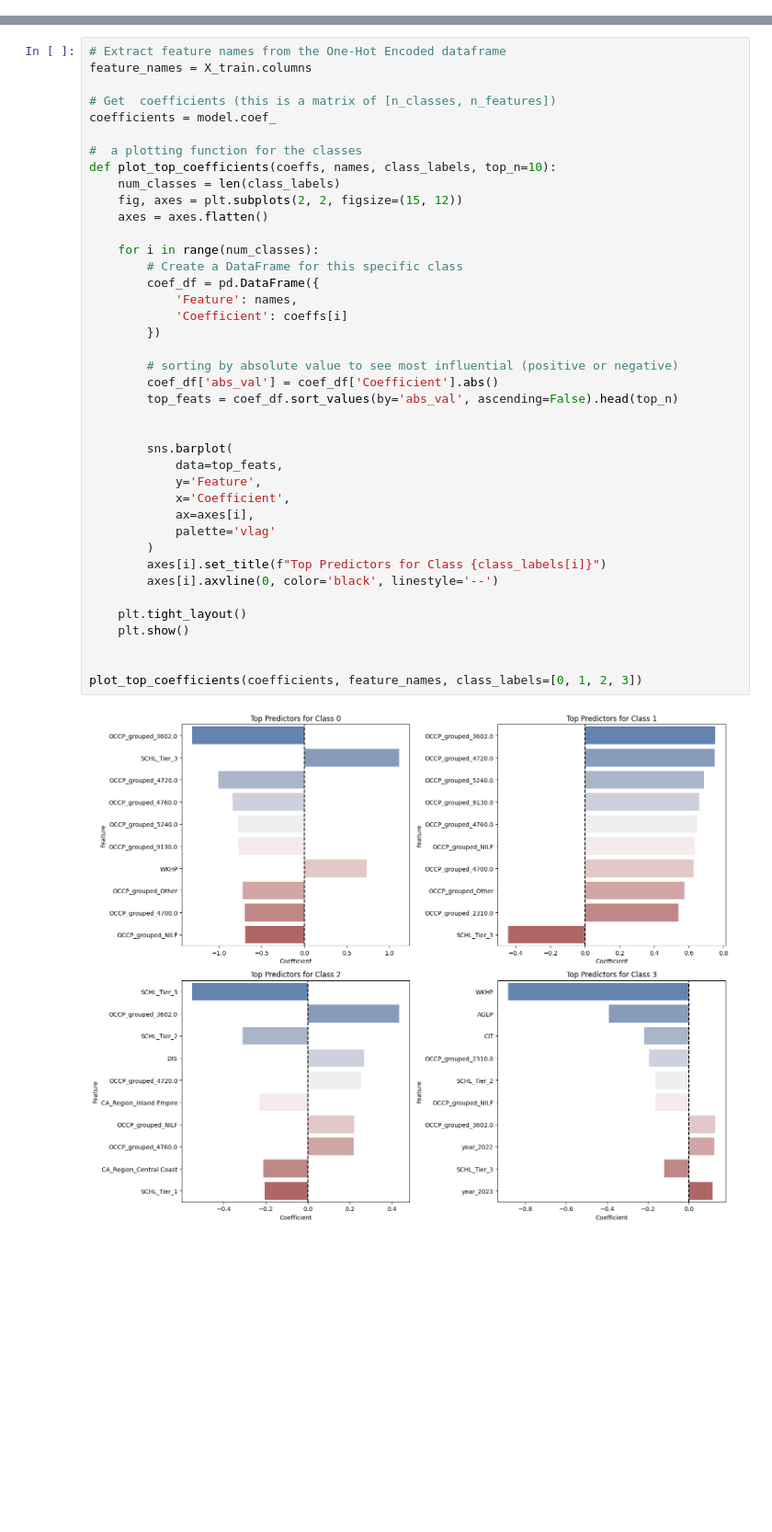
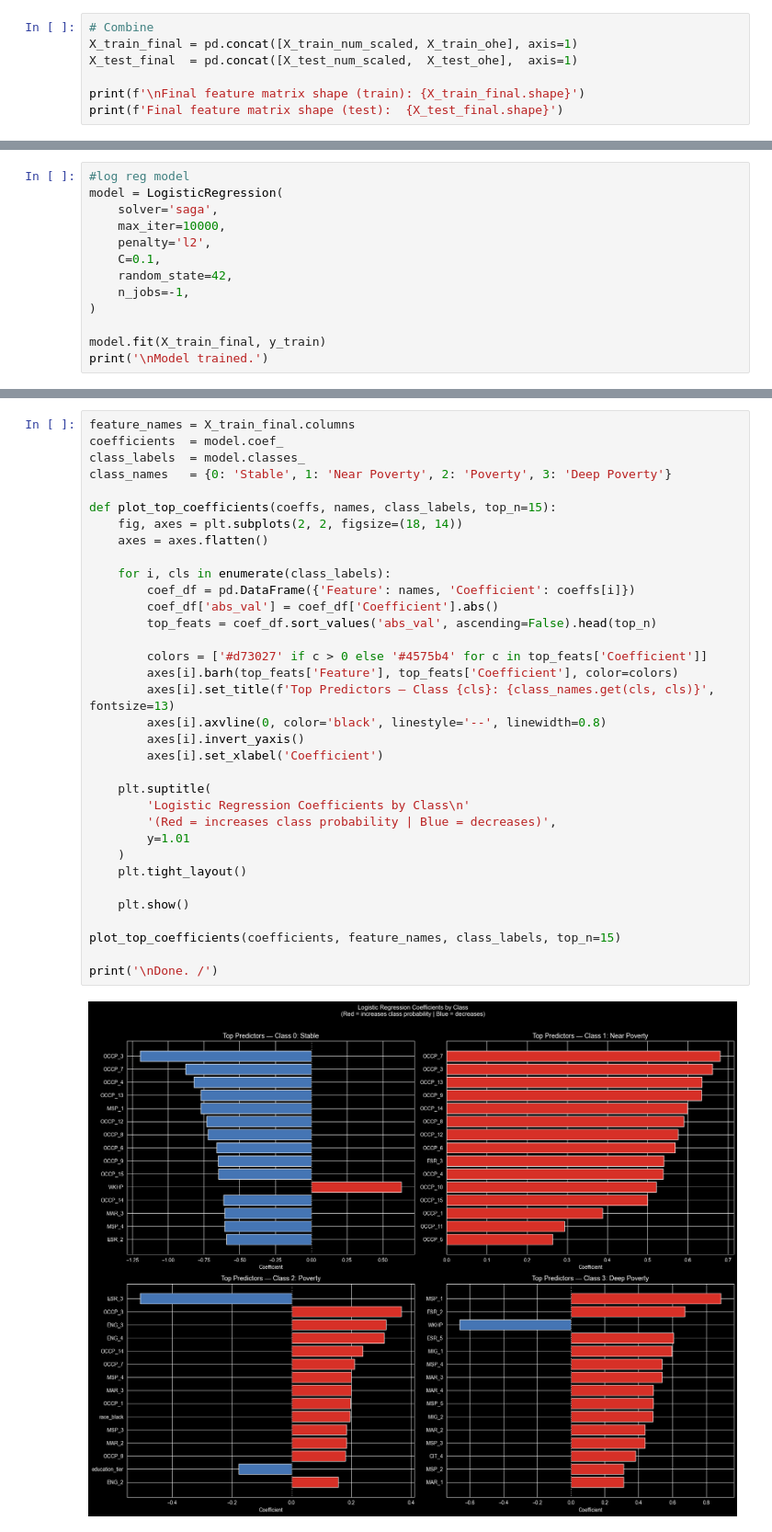
Before and after one commit to ingridalt/DSC-288R-CAPSTONE, a Jupyter notebook: 4_Models/4a_Baseline.ipynb, the cells around one changed output, grey strips where cells are left out. Shown at 92% size. Drawn from its saved outputs; the diff is of its cells as text; blank space fills up the shorter version.

```diff
--- a/4_Models/4a_Baseline.ipynb
+++ b/4_Models/4a_Baseline.ipynb
@@ -78,0 +120,7 @@ weighted avg       0.70      0.69      0.69    304368
+# %%
+# Combine
+X_train_final = pd.concat([X_train_num_scaled, X_train_ohe], axis=1)
+X_test_final  = pd.concat([X_test_num_scaled,  X_test_ohe],  axis=1)
+
+print(f'\nFinal feature matrix shape (train): {X_train_final.shape}')
+print(f'Final feature matrix shape (test):  {X_test_final.shape}')
@@ -78,0 +130,13 @@ weighted avg       0.70      0.69      0.69    304368
+# %%
+#log reg model
+model = LogisticRegression(
+    solver='saga',
+    max_iter=10000,
+    penalty='l2',
+    C=0.1,
+    random_state=42,
+    n_jobs=-1,
+)
+
+model.fit(X_train_final, y_train)
+print('\nModel trained.')
@@ -79,42 +201,36 @@ weighted avg       0.70      0.69      0.69    304368
 # %%
-# Extract feature names from the One-Hot Encoded dataframe
-feature_names = X_train.columns
+feature_names = X_train_final.columns
+coefficients  = model.coef_
+class_labels  = model.classes_
+class_names   = {0: 'Stable', 1: 'Near Poverty', 2: 'Poverty', 3: 'Deep Poverty'}
 
-# Get  coefficients (this is a matrix of [n_classes, n_features])
-coefficients = model.coef_
-
-#  a plotting function for the classes
-def plot_top_coefficients(coeffs, names, class_labels, top_n=10):
-    num_classes = len(class_labels)
-    fig, axes = plt.subplots(2, 2, figsize=(15, 12))
+def plot_top_coefficients(coeffs, names, class_labels, top_n=15):
+    fig, axes = plt.subplots(2, 2, figsize=(18, 14))
     axes = axes.flatten()
 
-    for i in range(num_classes):
-        # Create a DataFrame for this specific class
-        coef_df = pd.DataFrame({
-            'Feature': names,
-            'Coefficient': coeffs[i]
-        })
+    for i, cls in enumerate(class_labels):
+        coef_df = pd.DataFrame({'Feature': names, 'Coefficient': coeffs[i]})
+        coef_df['abs_val'] = coef_df['Coefficient'].abs()
+        top_feats = coef_df.sort_values('abs_val', ascending=False).head(top_n)
 
-        # sorting by absolute value to see most influential (positive or negative)
-        coef_df['abs_val'] = coef_df['Coefficient'].abs()
-        top_feats = coef_df.sort_values(by='abs_val', ascending=False).head(top_n)
+        colors = ['#d73027' if c > 0 else '#4575b4' for c in top_feats['Coefficient']]
+        axes[i].barh(top_feats['Feature'], top_feats['Coefficient'], color=colors)
+        axes[i].set_title(f'Top Predictors — Class {cls}: {class_names.get(cls, cls)}', fontsize=13)
+        axes[i].axvline(0, color='black', linestyle='--', linewidth=0.8)
+        axes[i].invert_yaxis()
+        axes[i].set_xlabel('Coefficient')
 
+    plt.suptitle(
+        'Logistic Regression Coefficients by Class\n'
+        '(Red = increases class probability | Blue = decreases)',
+        y=1.01
+    )
+    plt.tight_layout()
 
-        sns.barplot(
-            data=top_feats,
-            y='Feature',
-            x='Coefficient',
-            ax=axes[i],
-            palette='vlag'
-        )
-        axes[i].set_title(f"Top Predictors for Class {class_labels[i]}")
-        axes[i].axvline(0, color='black', linestyle='--')
-
-    plt.tight_layout()
     plt.show()
 
+plot_top_coefficients(coefficients, feature_names, class_labels, top_n=15)
 
-plot_top_coefficients(coefficients, feature_names, class_labels=[0, 1, 2, 3])
+print('\nDone. /')
 # %% [output]
-[figure, old version]
+[figure, new version]
```
Also changed, not shown: parts of 18 cells of this notebook, 7 other files.
